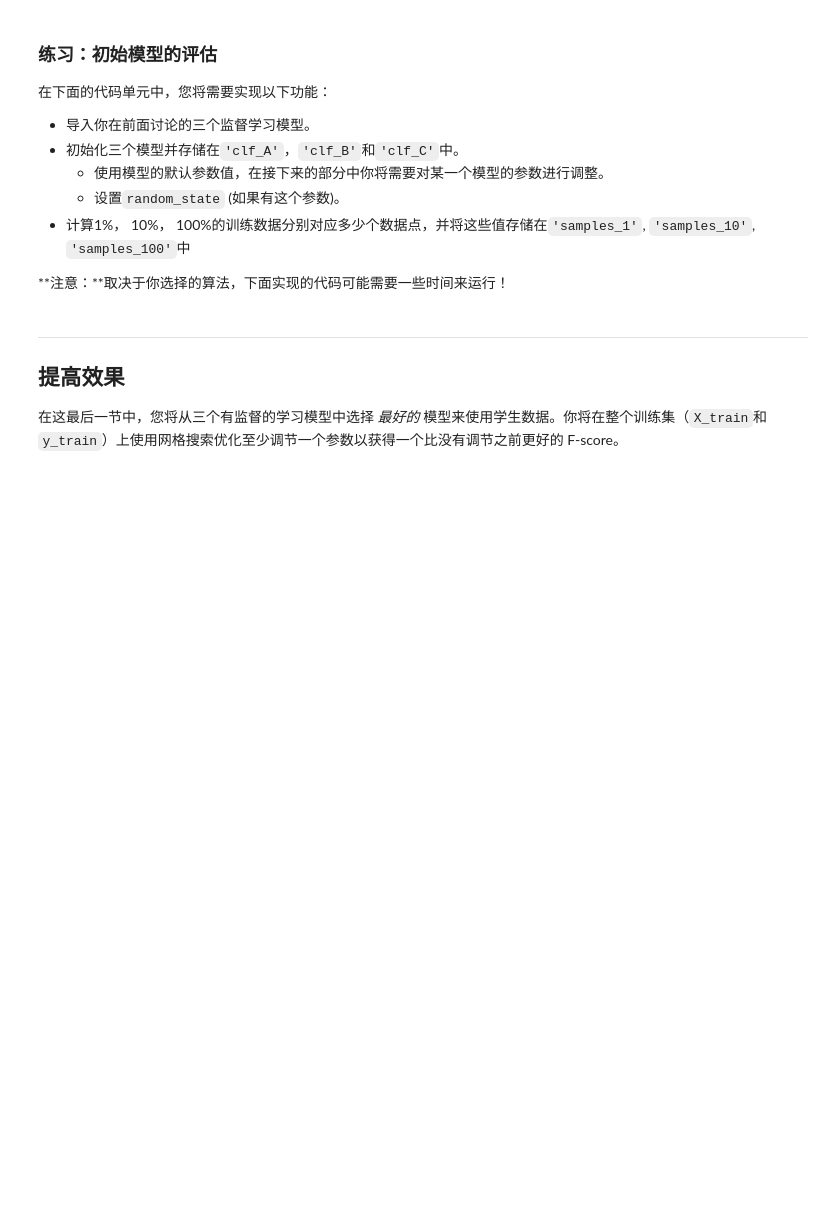
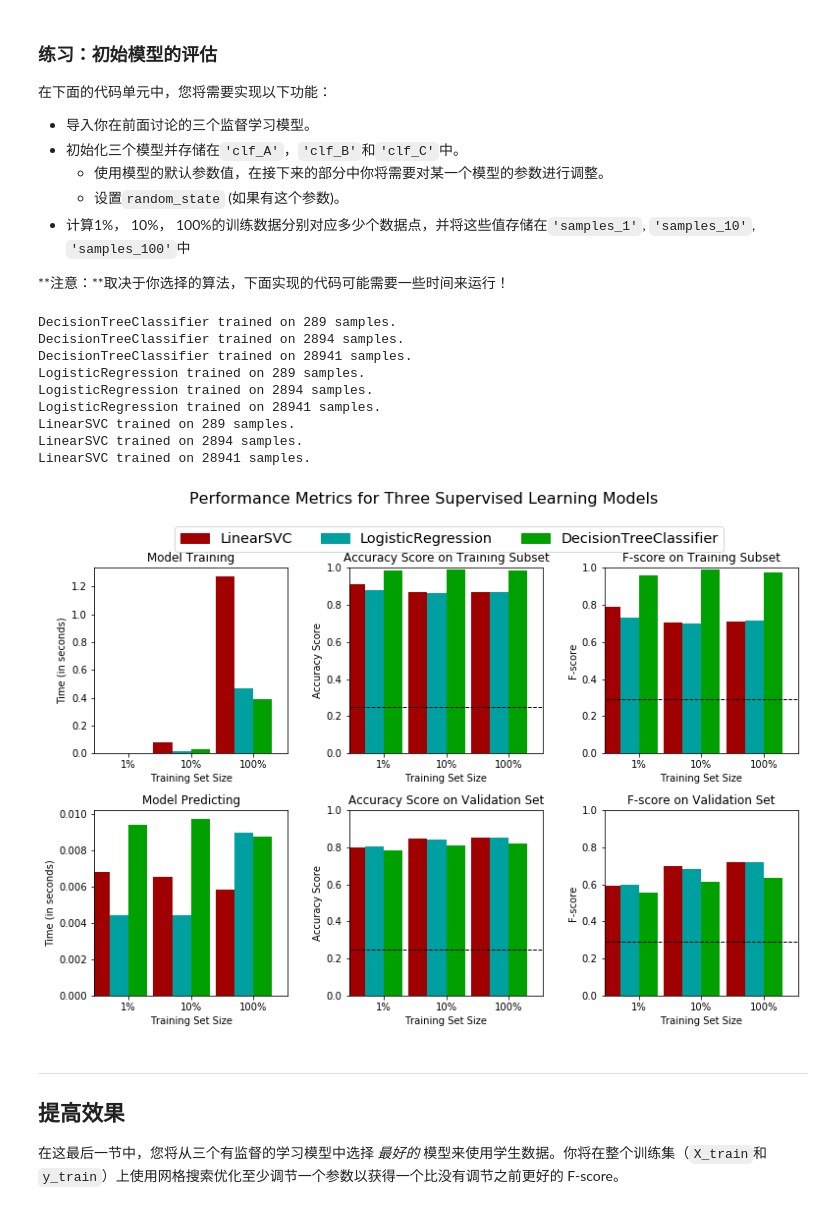
Before and after one commit to 1234565432/mlnd_supervised_learning, a Jupyter notebook: finding_donors.ipynb, the cells around one changed output. Drawn from its saved outputs; the diff is of its cells as text; code cells hidden in the pictures; blank space fills up the shorter version.

```diff
--- a/finding_donors.ipynb
+++ b/finding_donors.ipynb
@@ -358,24 +358,24 @@ def train_predict(learner, sample_size, X_train, y_train, X_val, y_val):
     # TODO: 得到在验证集上的预测值
     #       然后得到对前300个训练数据的预测结果
     start = time() # 获得程序开始时间
-    predictions_val = None
-    predictions_train = None
+    predictions_val = learner.predict(X_val)
+    predictions_train = learner.predict(X_train[:300])
     end = time() # 获得程序结束时间
 
     # TODO：计算预测用时
-    results['pred_time'] = end
+    results['pred_time'] = end - start
 
     # TODO：计算在最前面的300个训练数据的准确率
-    results['acc_train'] = None
+    results['acc_train'] = accuracy_score(y_train[:300], predictions_train)
 
     # TODO：计算在验证上的准确率
-    results['acc_val'] = None
+    results['acc_val'] = accuracy_score(y_val, predictions_val)
 
     # TODO：计算在最前面300个训练数据上的F-score
-    results['f_train'] = None
+    results['f_train'] = fbeta_score(y_train[:300], predictions_train, 0.5)
 
     # TODO：计算验证集上的F-score
-    results['f_val'] = None
+    results['f_val'] = fbeta_score(y_val, predictions_val, 0.5)
 
     # 成功
     print "{} trained on {} samples.".format(learner.__class__.__name__, sample_size)
@@ -394,27 +394,41 @@ def train_predict(learner, sample_size, X_train, y_train, X_val, y_val):
 **注意：**取决于你选择的算法，下面实现的代码可能需要一些时间来运行！
 # %%
 # TODO：从sklearn中导入三个监督学习模型
+from sklearn.tree import DecisionTreeClassifier
+from sklearn.linear_model import LogisticRegression
+from sklearn.svm import LinearSVC
 
 # TODO：初始化三个模型
-clf_A = None
-clf_B = None
-clf_C = None
+clf_A = DecisionTreeClassifier(random_state = 100)
+clf_B = LogisticRegression(random_state = 100)
+clf_C = LinearSVC(random_state = 100)
 
 # TODO：计算1%， 10%， 100%的训练数据分别对应多少点
-samples_1 = None
-samples_10 = None
-samples_100 = None
+samples_1 = int(len(X_train) * 0.01)
+samples_10 = int(len(X_train) * 0.10)
+samples_100 = int(len(X_train) * 1.00)
 
 # 收集学习器的结果
 results = {}
 for clf in [clf_A, clf_B, clf_C]:
     clf_name = clf.__class__.__name__
     results[clf_name] = {}
     for i, samples in enumerate([samples_1, samples_10, samples_100]):
         results[clf_name][i] = train_predict(clf, samples, X_train, y_train, X_val, y_val)
 
 # 对选择的三个模型得到的评价结果进行可视化
 vs.evaluate(results, accuracy, fscore)
+# %% [output]
+DecisionTreeClassifier trained on 289 samples.
+DecisionTreeClassifier trained on 2894 samples.
+DecisionTreeClassifier trained on 28941 samples.
+LogisticRegression trained on 289 samples.
+LogisticRegression trained on 2894 samples.
+LogisticRegression trained on 28941 samples.
+LinearSVC trained on 289 samples.
+LinearSVC trained on 2894 samples.
+LinearSVC trained on 28941 samples.
+[figure, added]
 # %% [markdown]
 ----
 ## 提高效果
```
Also changed, not shown: parts of 2 cells of this notebook.
